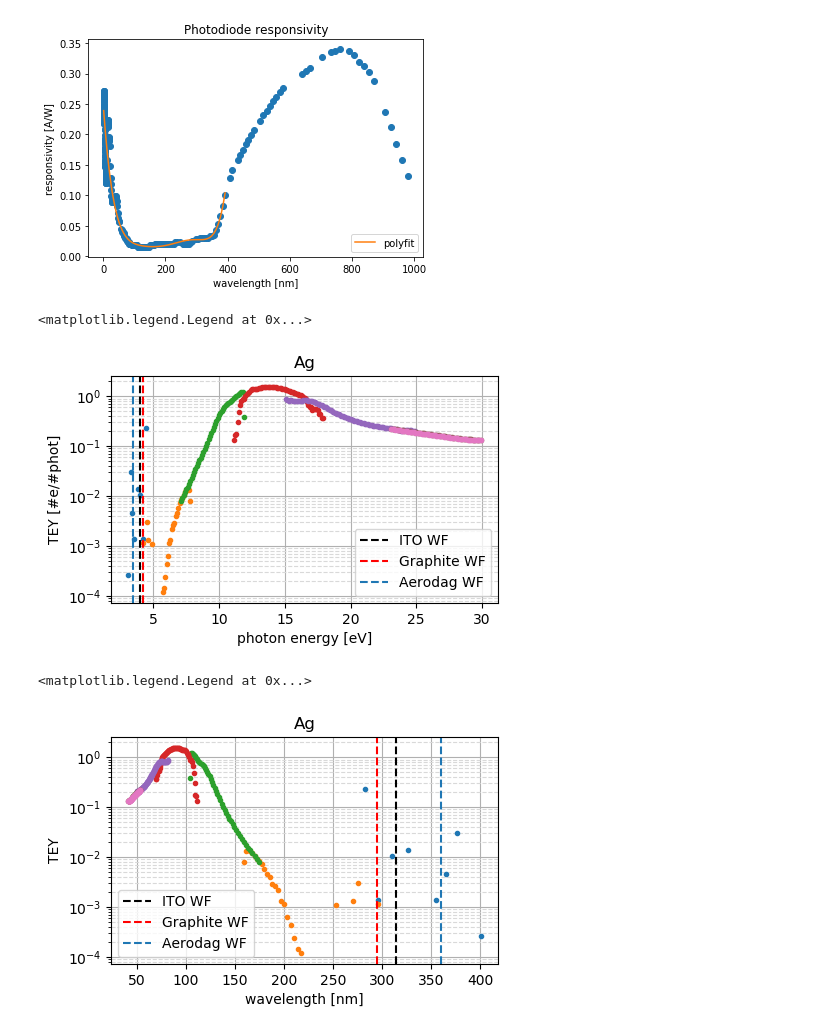
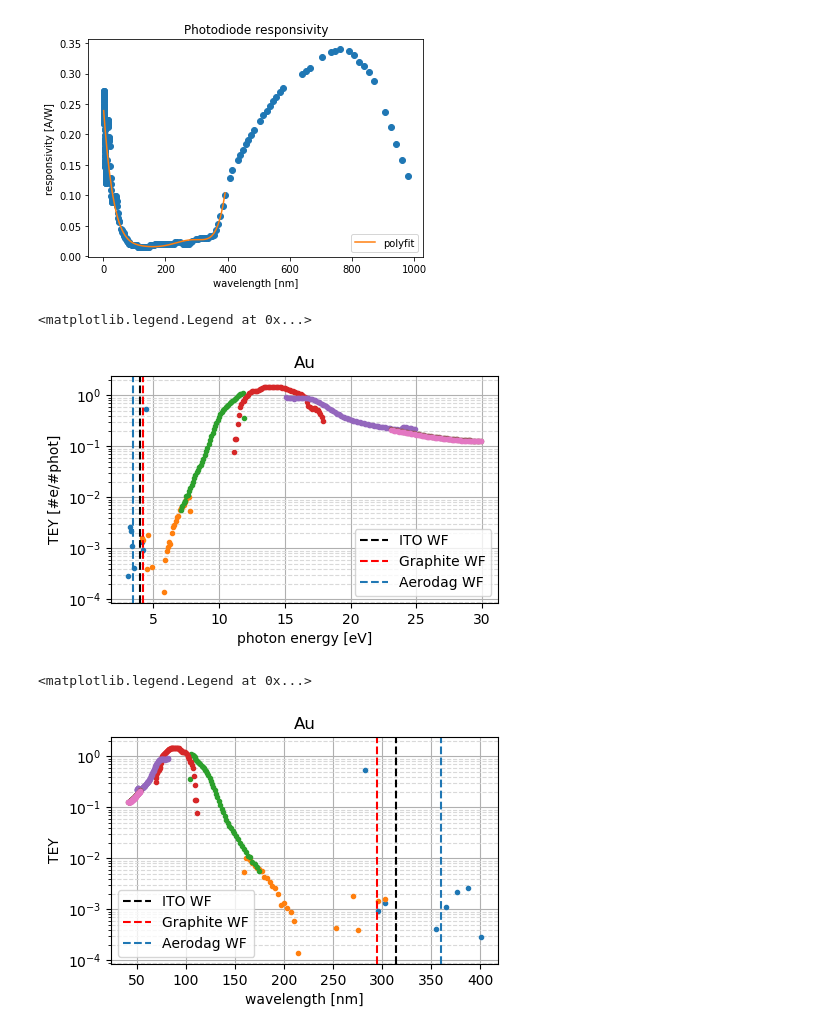
Before and after one commit to sebastiankalos/Elettra_data, a Jupyter notebook: BEAR_analysis.ipynb, the cells around one changed output. Cells and saved outputs as stored; diff of their text form; code cells hidden in the pictures.

```diff
--- a/BEAR_analysis.ipynb
+++ b/BEAR_analysis.ipynb
@@ -263,7 +263,7 @@ marker = 'o'
 # 5 --> norm_I_byBPM
 
 x_choice = 2
-y_choice = 4
+y_choice = 0
 
 material_index = 0
 
@@ -393,30 +393,30 @@ for i in range(1, regs_per_sample+1):
 # %%
 figure(figsize=(5, 3), dpi=100)
 
-material_index = 4
+material_index = 1
 
 for region_index in range(0, regs_per_sample):
     FIRST_FRAC = MATERIALS[material_index][region_index][4]
     TEY_reg = [i * j for i,j in zip(FIRST_FRAC, SECOND_FRAC[region_index])]
     phot_E_reg = MATERIALS[material_index][region_index][2]
 
     plt.semilogy(phot_E_reg, TEY_reg, marker, markersize=3)
     plt.title(materials[material_index])
 
 plt.xlabel('photon energy [eV]')
 plt.ylabel('TEY [#e/#phot]')
 plt.grid(linestyle='--')
 plt.grid(which = 'major', linestyle='-')
 plt.grid(which = 'minor', linestyle='--', color='0.85')
 #plt.gca().set_ylim(top=1.5)
 
 plt.axvline(x=ITO_WF, color='k', linestyle='--', label="ITO WF")
 plt.axvline(x=Graphite_WF, color='r', linestyle='--', label="Graphite WF")
 plt.axvline(x=Aerodag_WF, linestyle='--', label="Aerodag WF")
 plt.legend(loc="lower right")
 # %% [output]
 <matplotlib.legend.Legend at 0x...>
-[figure, old version]
+[figure, new version]
 # %%
 figure(figsize=(5, 3), dpi=100)
 
@@ -441,4 +441,4 @@ plt.axvline(x=convert_eV_to_wavelength([Aerodag_WF])[0], linestyle='--', label="
 plt.legend(loc="lower left")
 # %% [output]
 <matplotlib.legend.Legend at 0x...>
-[figure, old version]
+[figure, new version]
```
Also changed, not shown: parts of 2 cells of this notebook.
